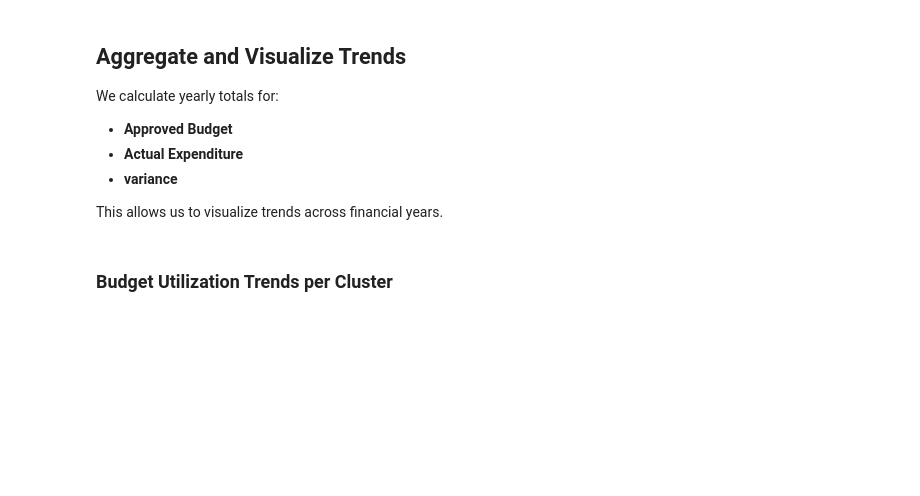
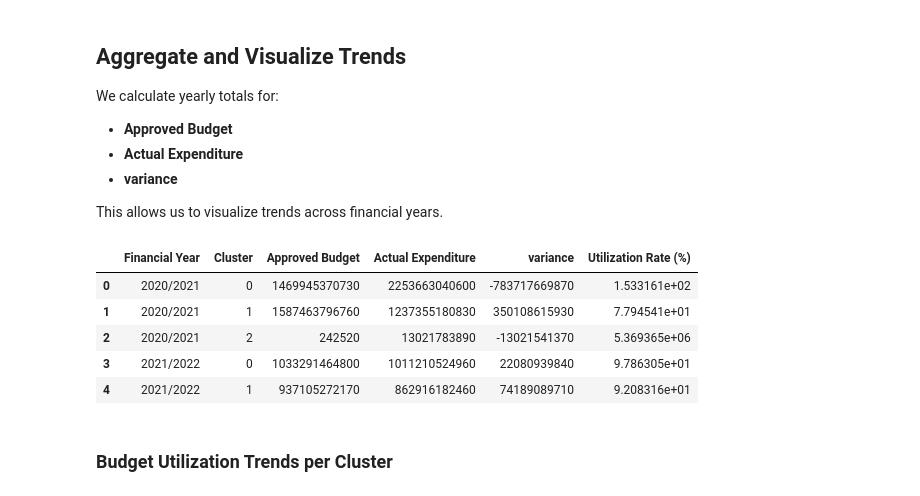
Before and after one commit to Sydney-Were/Analysis-of-National-Government-Ministries-Departments-and-Agencies-Budget-Data, a Jupyter notebook: Analysis.ipynb, the cells around one changed output. Cells and saved outputs as stored; diff of their text form; code cells hidden in the pictures; blank space fills up the shorter version.

Commit message:
Fix yearly_trends cell by separating aggregation and utilization computation for clarity and proper execution

```diff
--- a/Analysis.ipynb
+++ b/Analysis.ipynb
@@ -778,15 +881,30 @@ We calculate yearly totals for:
 
 This allows us to visualize trends across financial years.
 # %%
-yearly_trends = df.groupby(['Financial Year','Cluster']).agg({
-    'Approved Budget':'sum',
-    'Actual Expenditure':'sum',
-    'variance':'sum'
-}).reset_index()
+# Combine aggregation and utilization computation in one clean cell
+yearly_trends = (
+    df.groupby(['Financial Year', 'Cluster'])
+      .agg({
+          'Approved Budget': 'sum',
+          'Actual Expenditure': 'sum',
+          'variance': 'sum'
+      })
+      .reset_index()
+)
 
 yearly_trends['Utilization Rate (%)'] = (
     yearly_trends['Actual Expenditure'] / yearly_trends['Approved Budget']
 ) * 100
+
+# Preview the resulting dataframe
+display(yearly_trends.head())
+# %% [output]
+|  | Financial Year | Cluster | Approved Budget | Actual Expenditure | variance | Utilization Rate (%) |
+| 0 | 2020/2021 | 0 | 1469945370730 | 2253663040600 | -783717669870 | 1.533161e+02 |
+| 1 | 2020/2021 | 1 | 1587463796760 | 1237355180830 | 350108615930 | 7.794541e+01 |
+| 2 | 2020/2021 | 2 | 242520 | 13021783890 | -13021541370 | 5.369365e+06 |
+| 3 | 2021/2022 | 0 | 1033291464800 | 1011210524960 | 22080939840 | 9.786305e+01 |
+| 4 | 2021/2022 | 1 | 937105272170 | 862916182460 | 74189089710 | 9.208316e+01 |
 # %% [markdown]
 ### Budget Utilization Trends per Cluster
 # %%
```
Also changed, not shown: parts of 15 cells of this notebook.
